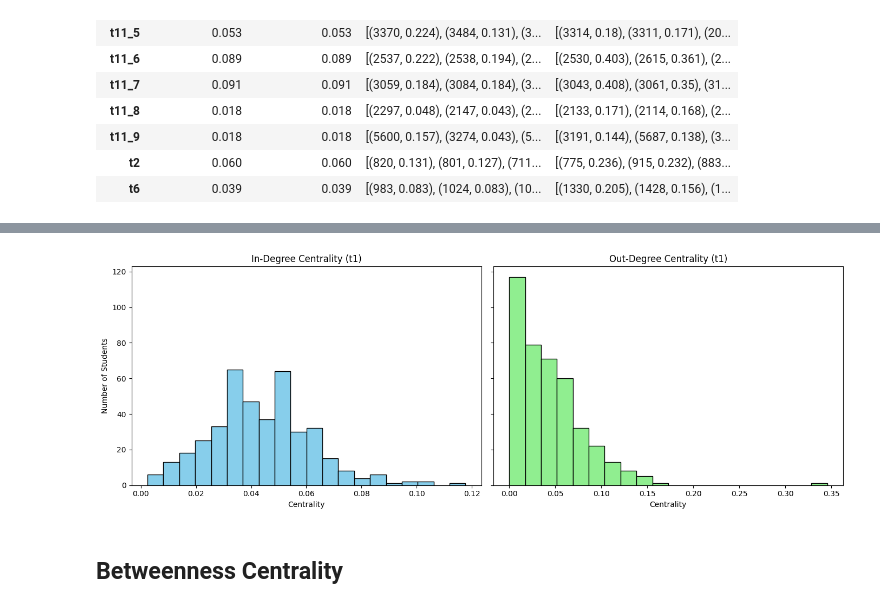
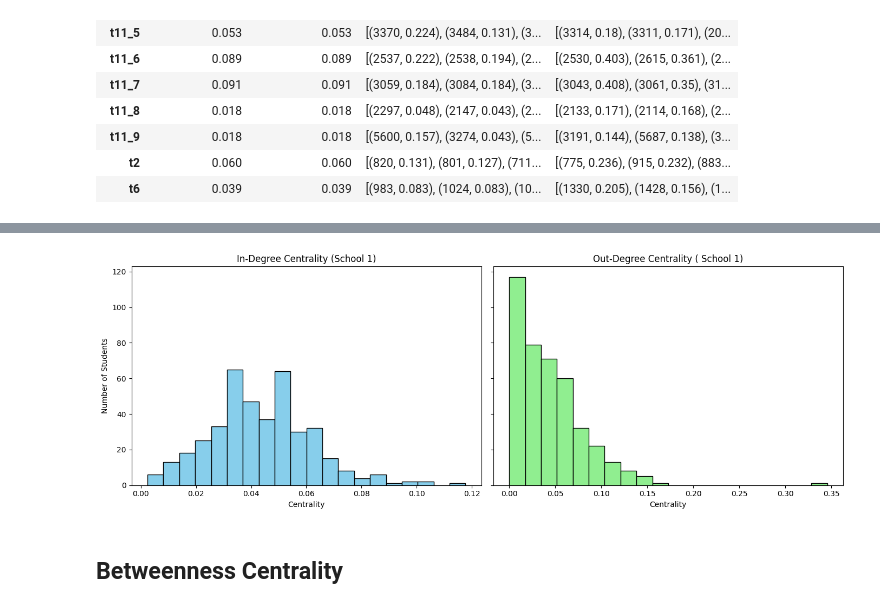
Before and after one commit to asalazar18s/SNA_25, a Jupyter notebook: metrics_IB.ipynb, the cells around one changed output, grey strips where cells are left out. Saved outputs shown, nothing was run; the diff lists cells and outputs as text; code cells hidden in the pictures.

```diff
--- a/metrics_IB.ipynb
+++ b/metrics_IB.ipynb
@@ -197,36 +199,36 @@ for col in node_df.columns:
         id_col = col
         break
 if not id_col and "ID" in node_df.columns:
     id_col = "ID"
 
 # Filter for positive edges
 positive_edges = edge_df[edge_df['weight'] > 0]
 
 # Build graph
 G = nx.DiGraph()
 G.add_nodes_from(node_df[id_col])
 G.add_weighted_edges_from(positive_edges[['from', 'to', 'weight']].values)
 
 # Compute centrality values
 in_deg_values = list(nx.in_degree_centrality(G).values())
 out_deg_values = list(nx.out_degree_centrality(G).values())
 
 # Plot side-by-side histograms with thinner bars
 fig, axs = plt.subplots(1, 2, figsize=(14, 5), sharey=True)
 
 axs[0].hist(in_deg_values, bins=20, color='skyblue', edgecolor='black')
-axs[0].set_title("In-Degree Centrality (t1)")
+axs[0].set_title("In-Degree Centrality (School 1)")
 axs[0].set_xlabel("Centrality")
 axs[0].set_ylabel("Number of Students")
 
 axs[1].hist(out_deg_values, bins=20, color='lightgreen', edgecolor='black')
-axs[1].set_title("Out-Degree Centrality (t1)")
+axs[1].set_title("Out-Degree Centrality ( School 1)")
 axs[1].set_xlabel("Centrality")
 
 plt.tight_layout()
 plt.show()
 # %% [output]
-[figure, old version]
+[figure, new version]
 # %% [markdown]
 ## Betweenness Centrality
 # %%
```
Also changed, not shown: parts of 14 cells of this notebook, 1 other file.
